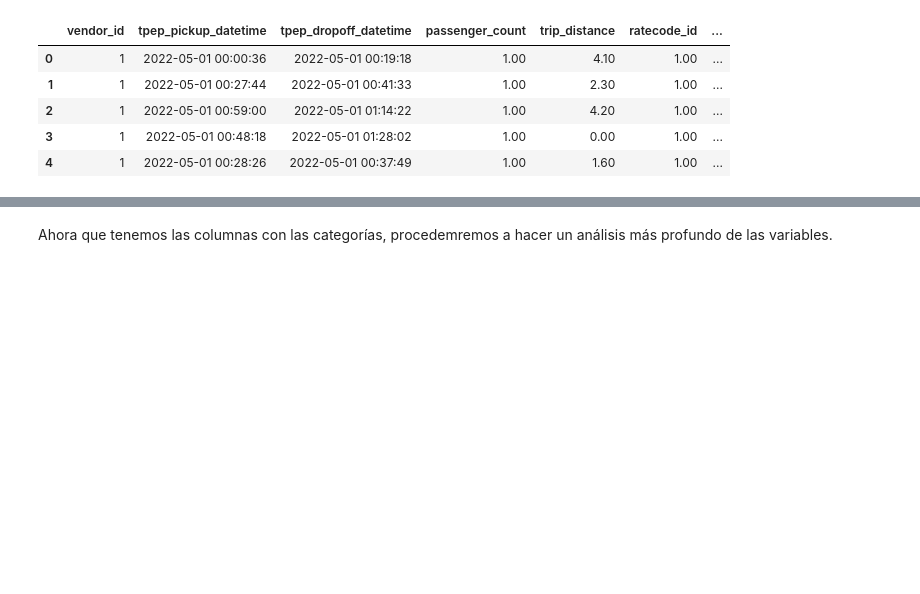
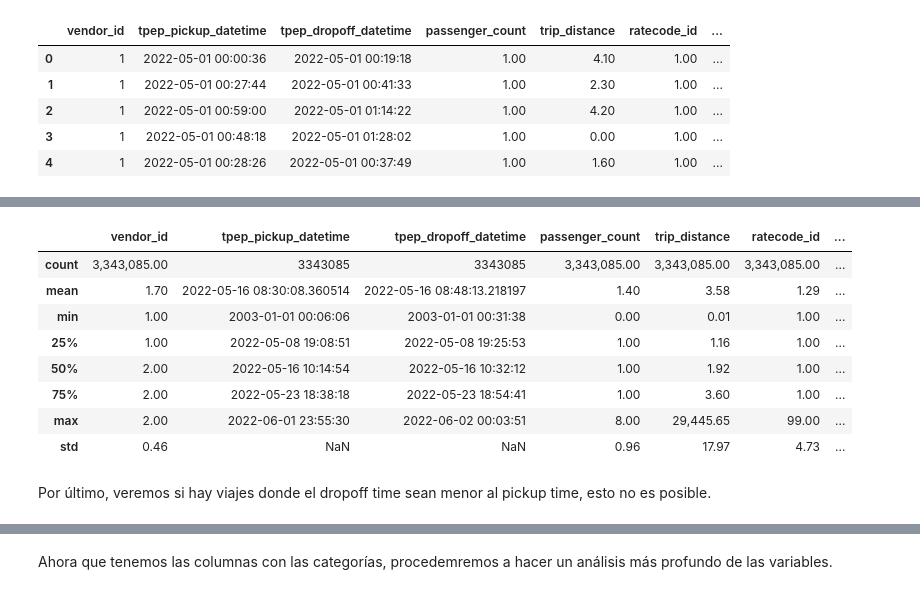
Before and after one commit to RicardoFW11/nyc_taxi_project, a Jupyter notebook: notebooks/01_eda.ipynb, the cells around one changed output, grey strips where cells are left out. Drawn from its saved outputs; the diff is of its cells as text; code cells hidden in the pictures; blank space fills up the shorter version.

```diff
--- a/notebooks/01_eda.ipynb
+++ b/notebooks/01_eda.ipynb
@@ -401,0 +717,14 @@ memory usage: 672.0+ MB
+# %%
+df.describe()
+# %% [output]
+|  | vendor_id | tpep_pickup_datetime | tpep_dropoff_datetime | passenger_count | trip_distance | ratecode_id | ... |
+| count | 3,343,085.00 | 3343085 | 3343085 | 3,343,085.00 | 3,343,085.00 | 3,343,085.00 | ... |
+| mean | 1.70 | 2022-05-16 08:30:08.360514 | 2022-05-16 08:48:13.218197 | 1.40 | 3.58 | 1.29 | ... |
+| min | 1.00 | 2003-01-01 00:06:06 | 2003-01-01 00:31:38 | 0.00 | 0.01 | 1.00 | ... |
+| 25% | 1.00 | 2022-05-08 19:08:51 | 2022-05-08 19:25:53 | 1.00 | 1.16 | 1.00 | ... |
+| 50% | 2.00 | 2022-05-16 10:14:54 | 2022-05-16 10:32:12 | 1.00 | 1.92 | 1.00 | ... |
+| 75% | 2.00 | 2022-05-23 18:38:18 | 2022-05-23 18:54:41 | 1.00 | 3.60 | 1.00 | ... |
+| max | 2.00 | 2022-06-01 23:55:30 | 2022-06-02 00:03:51 | 8.00 | 29,445.65 | 99.00 | ... |
+| std | 0.46 | NaN | NaN | 0.96 | 17.97 | 4.73 | ... |
+# %% [markdown]
+Por último, veremos si hay viajes donde el dropoff time sean menor al pickup time, esto no es posible.
```
Also changed, not shown: parts of 58 cells of this notebook.
